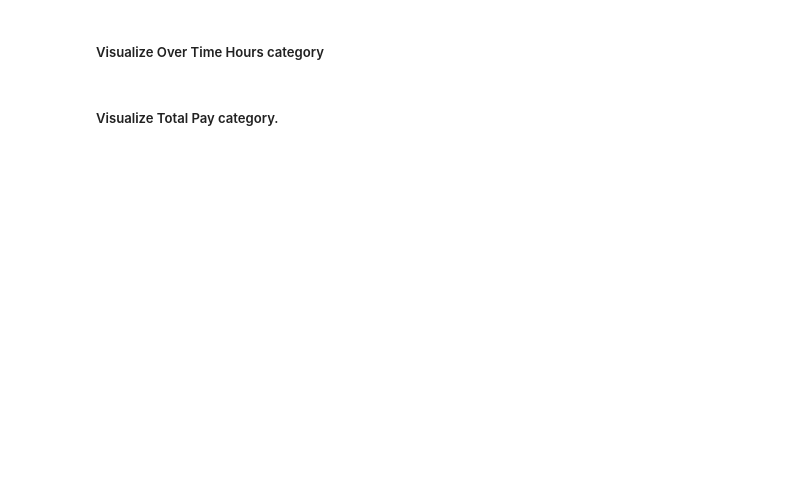
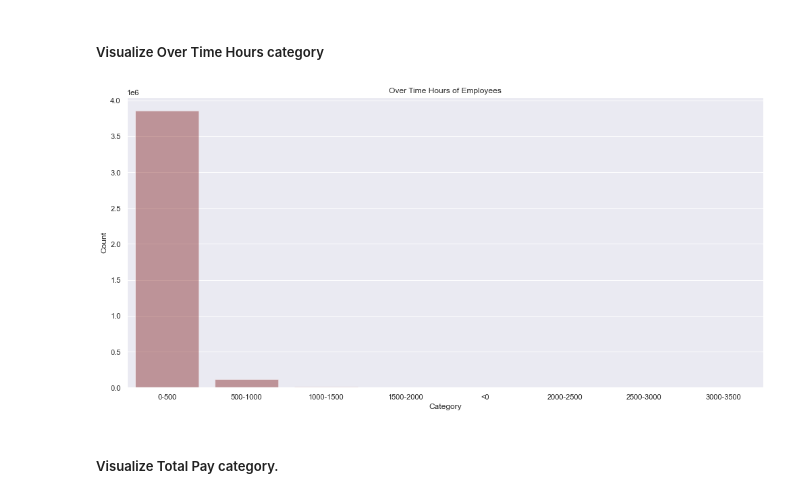
Before and after one commit to sachin17git/NYC-Payroll-Analysis, a Jupyter notebook: visualization.ipynb, the cells around one changed output. Saved outputs shown, nothing was run; the diff lists cells and outputs as text; code cells hidden in the pictures; blank space fills up the shorter version.

```diff
--- a/visualization.ipynb
+++ b/visualization.ipynb
@@ -74,10 +59,14 @@ temp.iplot(kind='bar', x="Count", y="RegularHoursCategory",color='red', title='R
 ##### Visualize Over Time Hours category
 # %%
 temp = pd.DataFrame(df['OTHoursCategory'].value_counts().reset_index()).rename(columns={"index":"Count"})
-
-"""
-temp.iplot(kind='bar', x="Count", y="OTHoursCategory",color='blue', title='Over Time Hours of employees',
-           xTitle='Count', yTitle='Category', orientation='h')"""
+plt.figure(figsize=(14,7))
+sns.barplot(data=temp, x='Count',y='OTHoursCategory', alpha=0.4, color='darkred')
+plt.xlabel("Category")
+plt.ylabel("Count")
+plt.title("Over Time Hours of Employees")
+plt.tight_layout()
+# %% [output]
+[figure, added]
 # %% [markdown]
 ##### Visualize Total Pay category.
 # %%
```
Also changed, not shown: parts of 4 cells of this notebook.
